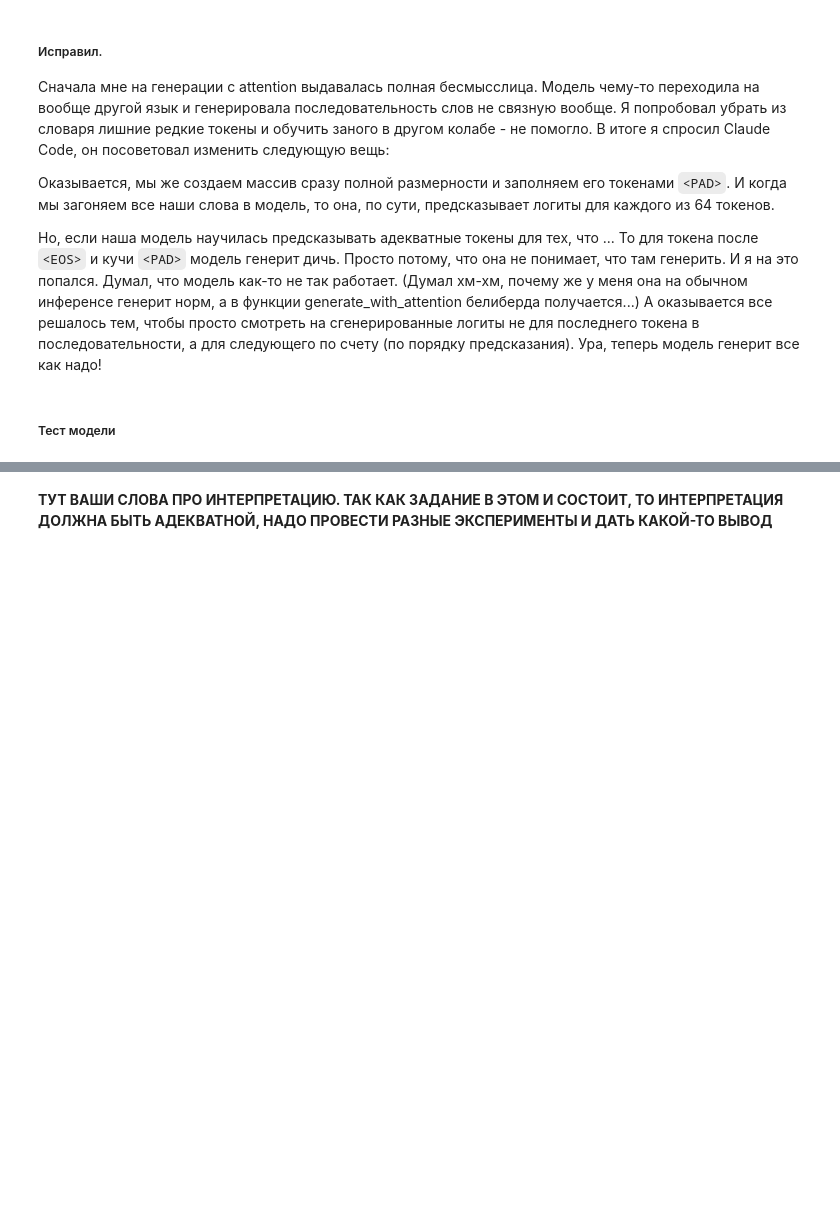
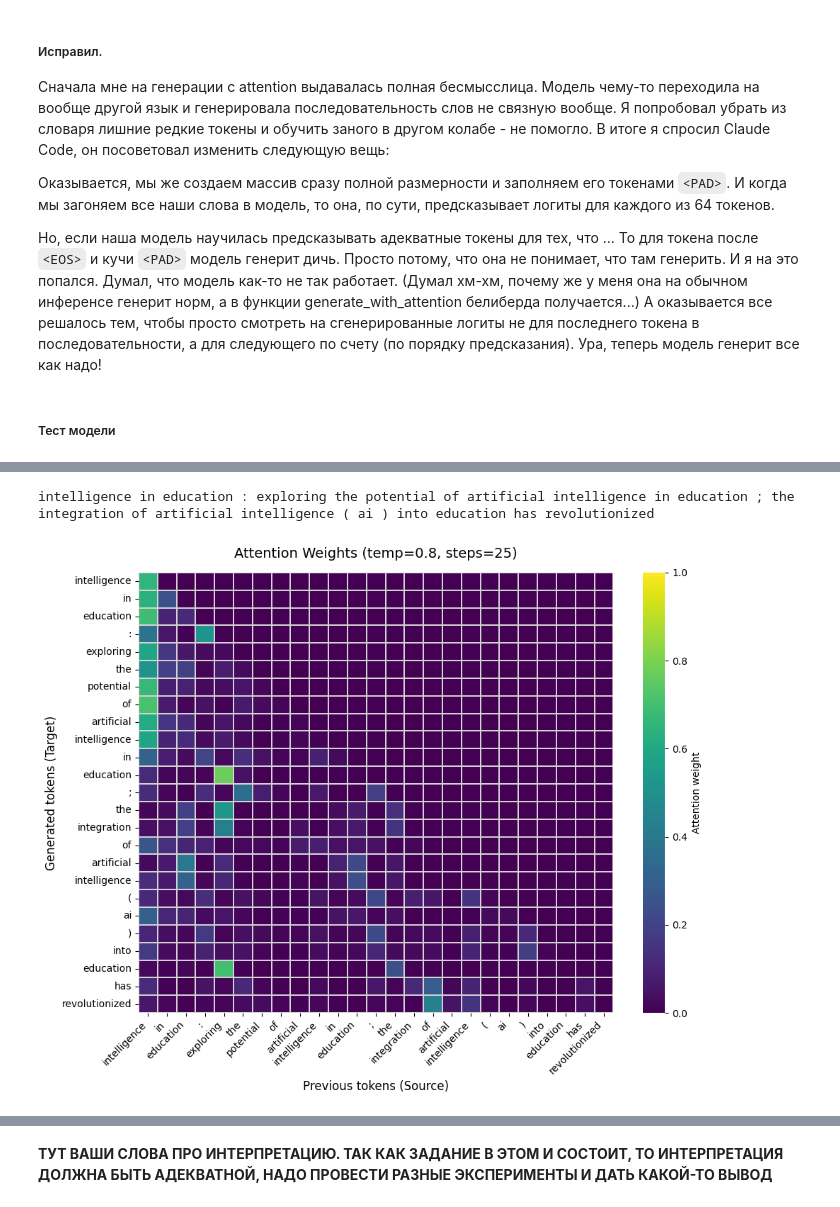
Before and after one commit to NiktWK/ml-nsu-2026, a Jupyter notebook: Attention_final.ipynb, the cells around one changed output, grey strips where cells are left out. Drawn from its saved outputs; the diff is of its cells as text; code cells hidden in the pictures; blank space fills up the shorter version.

```diff
--- a/Attention_final.ipynb
+++ b/Attention_final.ipynb
@@ -567,0 +629,17 @@ draw_attention(gen_tokens, attn_mat, title=f"Attention Weights (temp={temperatur
+# %%
+prefix = BOS
+temperature = 0.8
+gen_tokens, attn_mat = generate_with_attention(
+    model,
+    prefix='artificial',
+    temperature=temperature,
+    max_len=25,
+    device=device
+)
+
+print(f"{' '.join(gen_tokens)}")
+
+draw_attention(gen_tokens, attn_mat, title=f"Attention Weights (temp={temperature}, steps={len(gen_tokens)})")
+# %% [output]
+intelligence in education : exploring the potential of artificial intelligence in education ; the integration of artificial intelligence ( ai ) into education has revolutionized
+[figure, added]
```
Also changed, not shown: parts of 13 cells of this notebook.
